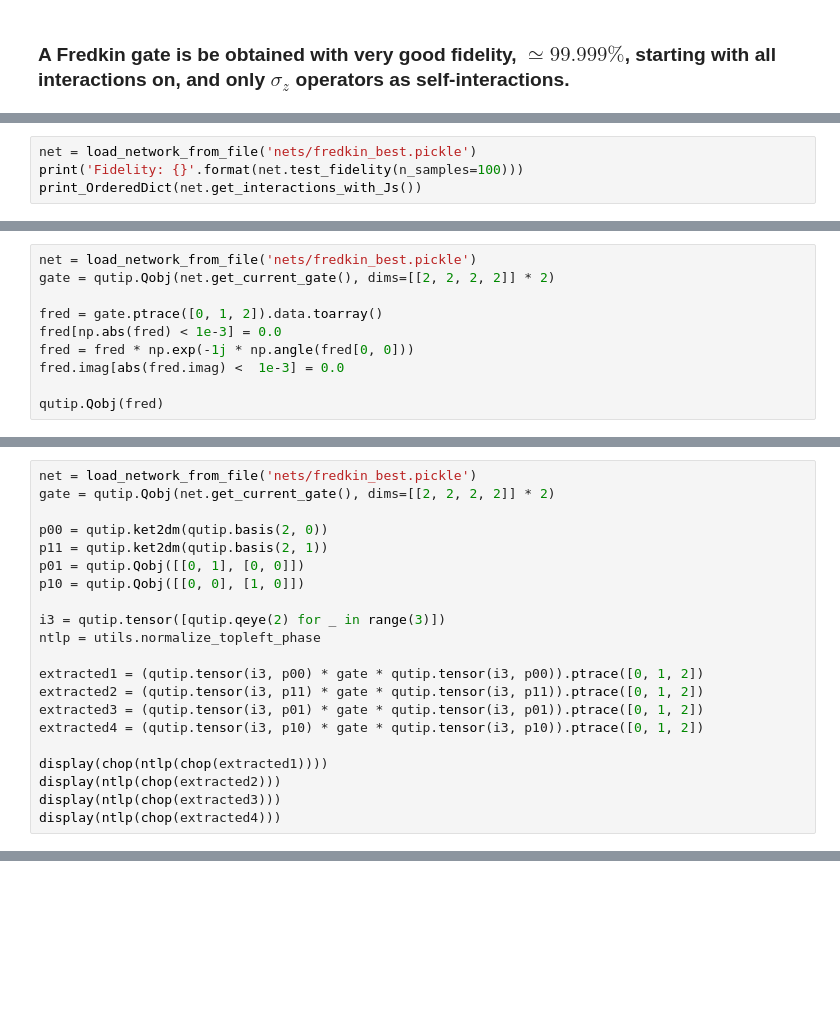
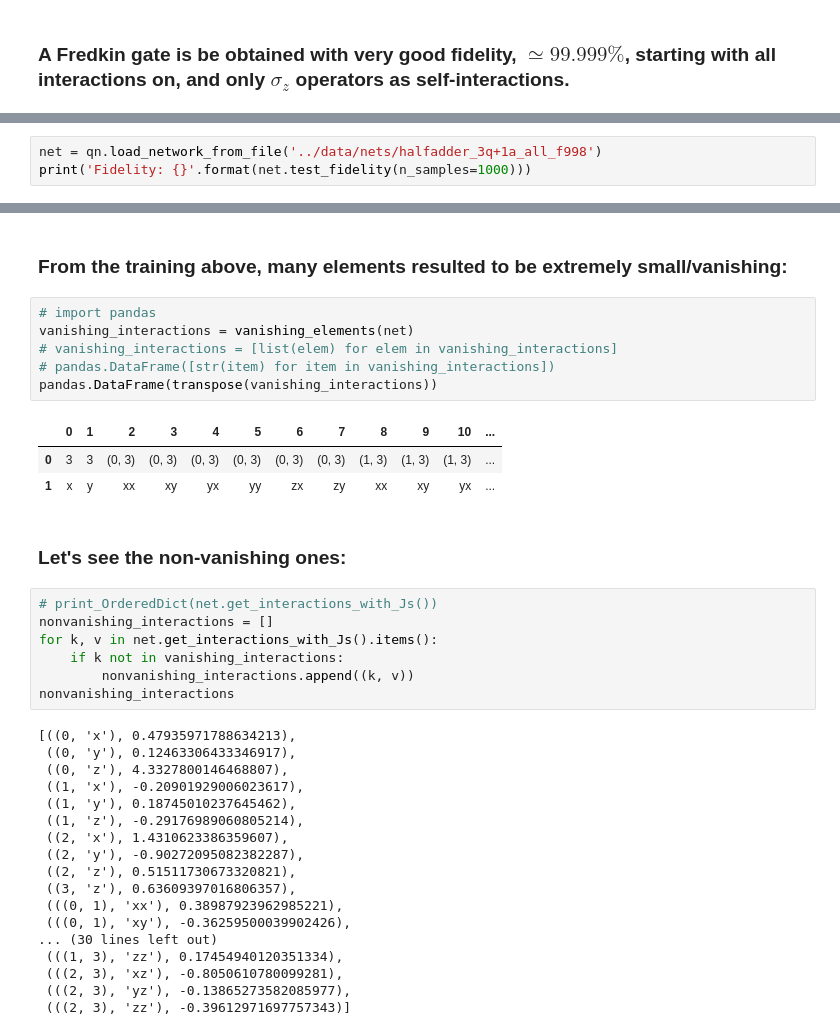
Before and after one commit to lucainnocenti/quantum-gate-learning, a Jupyter notebook: notebooks/half-adder.ipynb, the cells around one changed output, grey strips where cells are left out. Cells and saved outputs as stored; diff of their text form; blank space fills up the shorter version.

```diff
--- a/notebooks/half-adder.ipynb
+++ b/notebooks/half-adder.ipynb
@@ -73,5 +76,4 @@ Let's roll!
 # %%
-net = load_network_from_file('nets/fredkin_best.pickle')
-print('Fidelity: {}'.format(net.test_fidelity(n_samples=100)))
-print_OrderedDict(net.get_interactions_with_Js())
+net = qn.load_network_from_file('../data/nets/halfadder_3q+1a_all_f998')
+print('Fidelity: {}'.format(net.test_fidelity(n_samples=1000)))
 # %% [output]
@@ -216,10 +80,0 @@ Finished training
-# %%
-net = load_network_from_file('nets/fredkin_best.pickle')
-gate = qutip.Qobj(net.get_current_gate(), dims=[[2, 2, 2, 2]] * 2)
-
-fred = gate.ptrace([0, 1, 2]).data.toarray()
-fred[np.abs(fred) < 1e-3] = 0.0
-fred = fred * np.exp(-1j * np.angle(fred[0, 0]))
-fred.imag[abs(fred.imag) <  1e-3] = 0.0
-
-qutip.Qobj(fred)
@@ -228,21 +80,0 @@ Quantum object: dims = [[8], [8]], shape = (8, 8), type = oper, isherm = False\b
-# %%
-net = load_network_from_file('nets/fredkin_best.pickle')
-gate = qutip.Qobj(net.get_current_gate(), dims=[[2, 2, 2, 2]] * 2)
-
-p00 = qutip.ket2dm(qutip.basis(2, 0))
-p11 = qutip.ket2dm(qutip.basis(2, 1))
-p01 = qutip.Qobj([[0, 1], [0, 0]])
-p10 = qutip.Qobj([[0, 0], [1, 0]])
-
-i3 = qutip.tensor([qutip.qeye(2) for _ in range(3)])
-ntlp = utils.normalize_topleft_phase
-
-extracted1 = (qutip.tensor(i3, p00) * gate * qutip.tensor(i3, p00)).ptrace([0, 1, 2])
-extracted2 = (qutip.tensor(i3, p11) * gate * qutip.tensor(i3, p11)).ptrace([0, 1, 2])
-extracted3 = (qutip.tensor(i3, p01) * gate * qutip.tensor(i3, p01)).ptrace([0, 1, 2])
-extracted4 = (qutip.tensor(i3, p10) * gate * qutip.tensor(i3, p10)).ptrace([0, 1, 2])
-
-display(chop(ntlp(chop(extracted1))))
-display(ntlp(chop(extracted2)))
-display(ntlp(chop(extracted3)))
-display(ntlp(chop(extracted4)))
@@ -298,0 +81,39 @@ groups = [g for g in groups if len(g) > 1]
+# %% [markdown]
+### From the training above, many elements resulted to be extremely small/vanishing:
+# %%
+# import pandas
+vanishing_interactions = vanishing_elements(net)
+# vanishing_interactions = [list(elem) for elem in vanishing_interactions]
+# pandas.DataFrame([str(item) for item in vanishing_interactions])
+pandas.DataFrame(transpose(vanishing_interactions))
+# %% [output]
+|  | 0 | 1 | 2 | 3 | 4 | 5 | 6 | 7 | 8 | 9 | 10 | ... |
+| 0 | 3 | 3 | (0, 3) | (0, 3) | (0, 3) | (0, 3) | (0, 3) | (0, 3) | (1, 3) | (1, 3) | (1, 3) | ... |
+| 1 | x | y | xx | xy | yx | yy | zx | zy | xx | xy | yx | ... |
+# %% [markdown]
+### Let's see the non-vanishing ones:
+# %%
+# print_OrderedDict(net.get_interactions_with_Js())
+nonvanishing_interactions = []
+for k, v in net.get_interactions_with_Js().items():
+    if k not in vanishing_interactions:
+        nonvanishing_interactions.append((k, v))
+nonvanishing_interactions
+# %% [output]
+[((0, 'x'), 0.47935971788634213),
+ ((0, 'y'), 0.12463306433346917),
+ ((0, 'z'), 4.3327800146468807),
+ ((1, 'x'), -0.20901929006023617),
+ ((1, 'y'), 0.18745010237645462),
+ ((1, 'z'), -0.29176989060805214),
+ ((2, 'x'), 1.4310623386359607),
+ ((2, 'y'), -0.90272095082382287),
+ ((2, 'z'), 0.51511730673320821),
+ ((3, 'z'), 0.63609397016806357),
+ (((0, 1), 'xx'), 0.38987923962985221),
+ (((0, 1), 'xy'), -0.36259500039902426),
+... (30 lines left out)
+ (((1, 3), 'zz'), 0.17454940120351334),
+ (((2, 3), 'xz'), -0.8050610780099281),
+ (((2, 3), 'yz'), -0.13865273582085977),
+ (((2, 3), 'zz'), -0.39612971697757343)]
```
Also changed, not shown: parts of 24 cells of this notebook, 1 other file.
